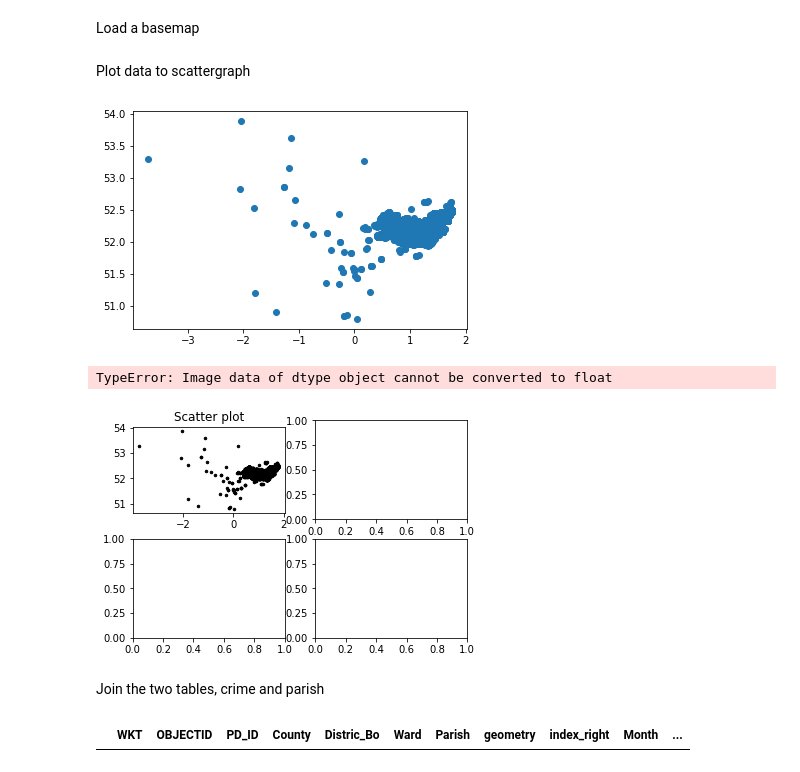
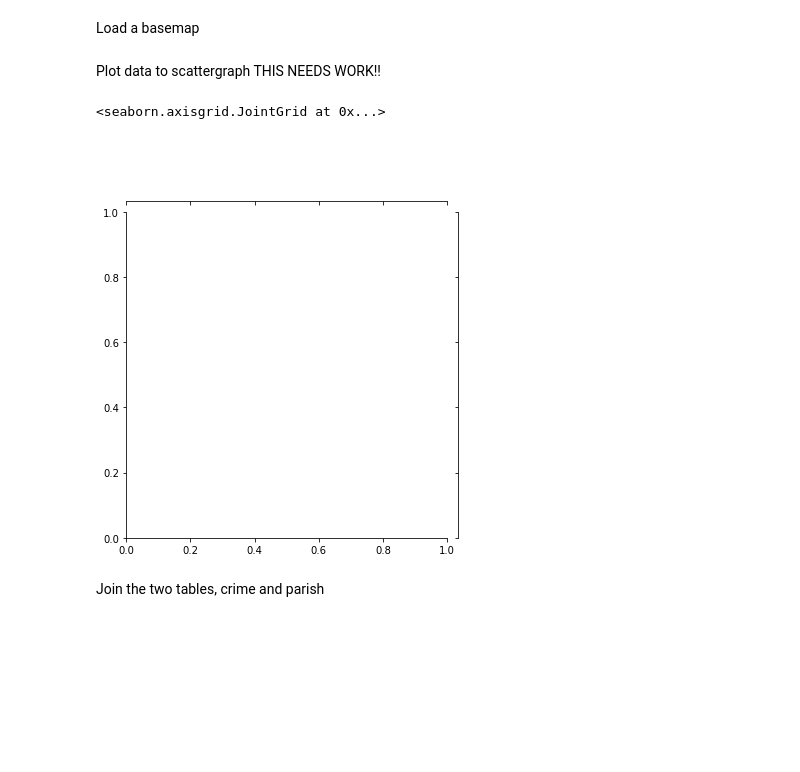
Before and after one commit to GregMcS/egm722CrimeProj, a Jupyter notebook: jupyter-notebook.ipynb, the cells around one changed output. Drawn from its saved outputs; the diff is of its cells as text; code cells hidden in the pictures; blank space fills up the shorter version.

```diff
--- a/jupyter-notebook.ipynb
+++ b/jupyter-notebook.ipynb
@@ -38,9 +42,9 @@ crime.head
 # %% [markdown]
 Load parish data
 # %%
-parish = pd.read_file('C:/GIS_Course/EGM_722_Programming_for_GIS/ProjectData/parishBound.csv') #csv with wkt for parish boundaries
-parish.crs = 'epsg:27700'
-parish.head
+parishes = gpd.read_file('C:/GIS_Course/EGM_722_Programming_for_GIS/ProjectData/parishBound.csv') #csv with wkt for parish boundaries
+parishes.crs = 'epsg:27700'
+parishes.head
 # %% [output]
 <bound method NDFrame.head of                                                    WKT OBJECTID PD_ID  \
 0    MULTIPOLYGON (((601704.701 253781.905,601737.4...     1534  MRNG
@@ -116,36 +120,32 @@ try: #attmept to load a basemap with a guardian pattern to carry on without base
 except ImportError:
     basemap = False
 # %% [markdown]
-Plot data to scattergraph
+Plot data to scattergraph THIS NEEDS WORK!!
 # %%
-plt.scatter(x=df['X'], y=df['Y']) #plot scatter using csv X,Y columns
-plt.show() #show plot
+sns.jointplot(X="longitude", Y="latitude", data=parishes)
 
-fig, axs = plt.subplots(2, 2)
+#plt.scatter(x=df['X'], y=df['Y']) #plot scatter using csv X,Y columns
+#plt.show() #show plot
 
-x = df['X']
-y = df['Y']
+#fig, axs = plt.subplots(2, 2)
 
-sigmas = [0, 16, 32, 64]
+#x = df['X']
+#y = df['Y']
 
-for ax, s in zip(axs.flatten(), sigmas):
-    if s == 0:
-        ax.plot(x, y, 'k.', markersize=5)
-        ax.set_title("Scatter plot")
-    else:
-        for ax, interp_method in zip(axs.flat, methods):
-            ax.imshow(df, interpolation=interp_method, cmap='viridis')
-            ax.set_title(str(interp_method))
+#sigmas = [0, 16, 32, 64]
 
-plt.show()
+#for ax, s in zip(axs.flatten(), sigmas):
+    #if s == 0:
+        #ax.plot(x, y, 'k.', markersize=5)
+        #ax.set_title("Scatter plot")
+    #else:
+        #for ax, interp_method in zip(axs.flat, methods):
+            #ax.imshow(df, interpolation=interp_method, cmap='viridis')
+            #ax.set_title(str(interp_method))
+
+#plt.show()
 # %% [output]
+<seaborn.axisgrid.JointGrid at 0x...>
-[figure, old version]
+[figure, new version]
-TypeError: Image data of dtype object cannot be converted to float
-[figure, removed]
 # %% [markdown]
 Join the two tables, crime and parish
-# %%
-join = gpd.sjoin(parish, crime, how='inner', lsuffix='left', rsuffix='right') # perform the spatial join
-join # show the joined table
-# %% [output]
-|  | WKT | OBJECTID | PD_ID | County | Distric_Bo | Ward | Parish | geometry | index_right | Month | ... |
```
Also changed, not shown: parts of 13 cells of this notebook.
